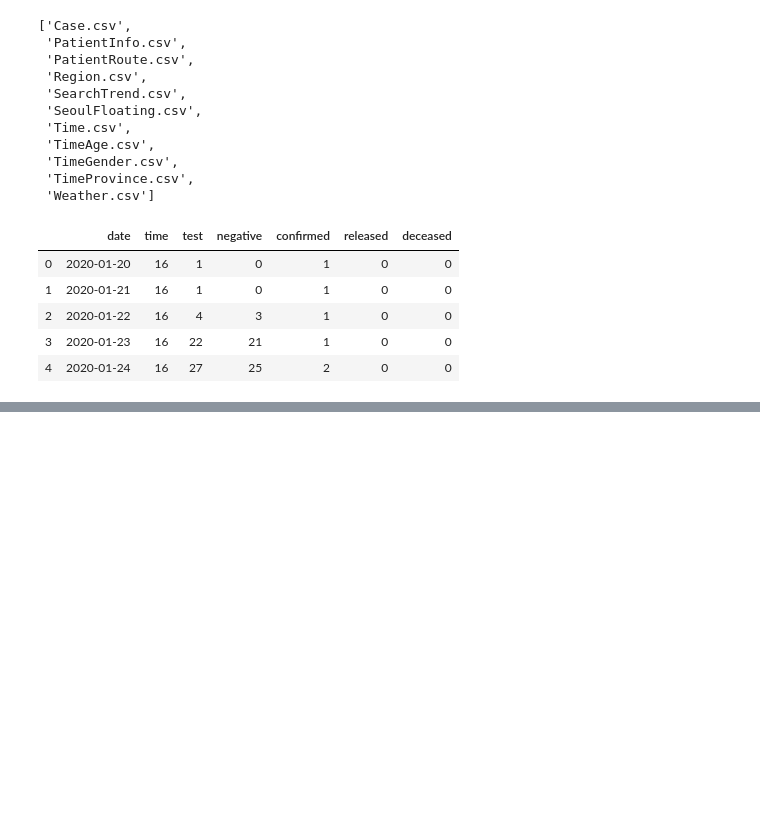
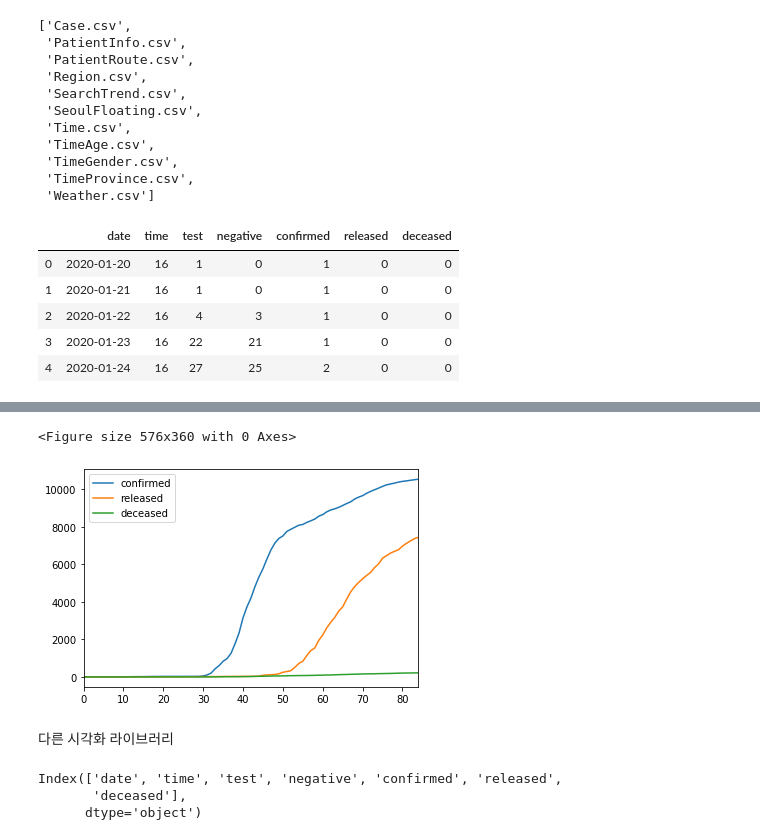
Before and after one commit to chan157/DACON_COVID, a Jupyter notebook: Basic_Visualization.ipynb, the cells around one changed output, grey strips where cells are left out. Saved outputs shown, nothing was run; the diff lists cells and outputs as text; code cells hidden in the pictures; blank space fills up the shorter version.

```diff
--- a/Basic_Visualization.ipynb
+++ b/Basic_Visualization.ipynb
@@ -39,0 +95,17 @@ df.head()
+# %%
+fig = plt.figure(figsize=(8,5))
+fig.suptitle('Time')
+time[['confirmed','released','deceased']].plot()
+plt.legend()
+plt.show()
+# %% [output]
+<Figure size 576x360 with 0 Axes>
+[figure, added]
+# %% [markdown]
+다른 시각화 라이브러리
+# %%
+time.columns
+# %% [output]
+Index(['date', 'time', 'test', 'negative', 'confirmed', 'released',
+       'deceased'],
+      dtype='object')
```
Also changed, not shown: parts of 20 cells of this notebook, 1 other file.
